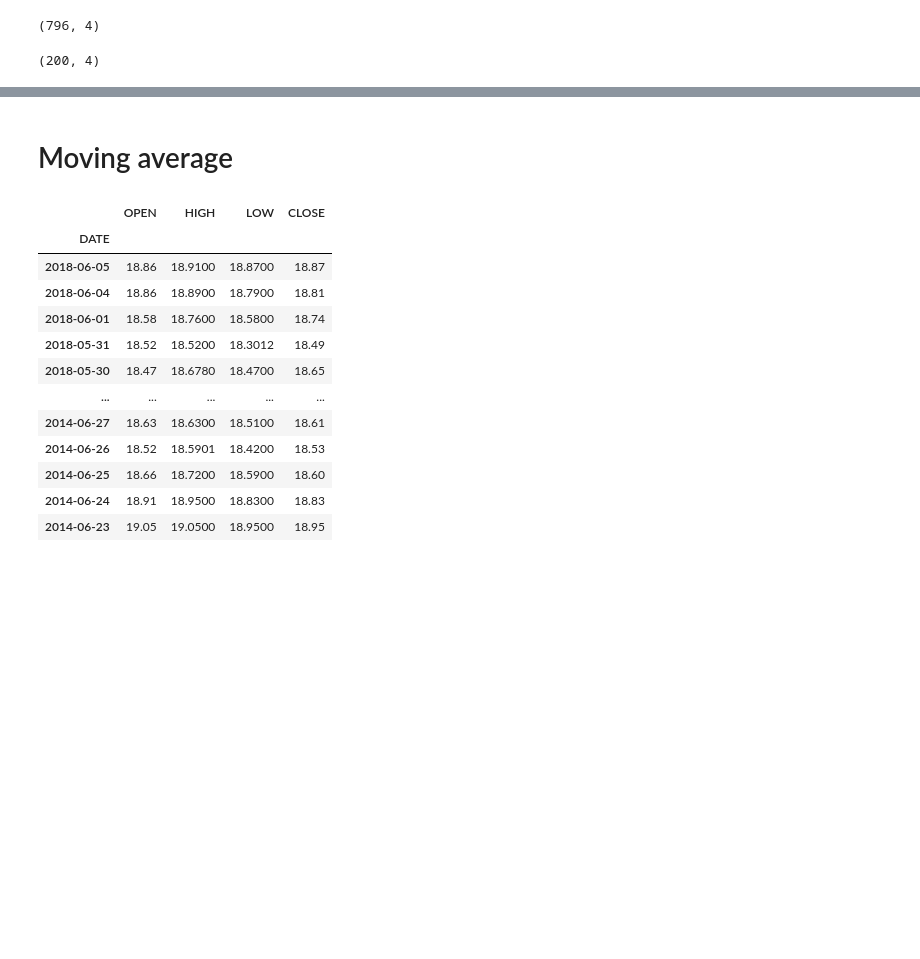
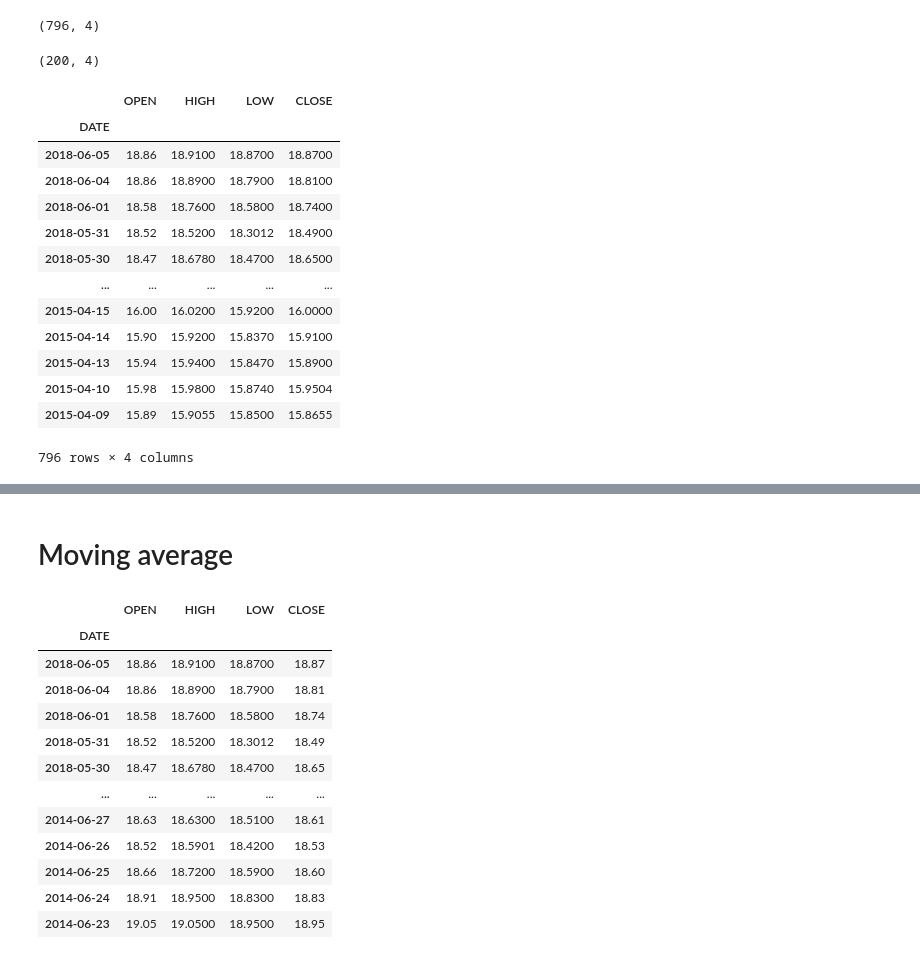
Before and after one commit to vipinkatara/Stock-prediction, a Jupyter notebook: Stock-prediction.ipynb, the cells around one changed output, grey strips where cells are left out. Cells and saved outputs as stored; diff of their text form; code cells hidden in the pictures; blank space fills up the shorter version.

```diff
--- a/Stock-prediction.ipynb
+++ b/Stock-prediction.ipynb
@@ -198,3 +191,20 @@ train.shape
 test.shape
 # %% [output]
 (200, 4)
+# %%
+train
+# %% [output]
+|  | OPEN | HIGH | LOW | CLOSE |
+| DATE |  |  |  |  |
+| 2018-06-05 | 18.86 | 18.9100 | 18.8700 | 18.8700 |
+| 2018-06-04 | 18.86 | 18.8900 | 18.7900 | 18.8100 |
+| 2018-06-01 | 18.58 | 18.7600 | 18.5800 | 18.7400 |
+| 2018-05-31 | 18.52 | 18.5200 | 18.3012 | 18.4900 |
+| 2018-05-30 | 18.47 | 18.6780 | 18.4700 | 18.6500 |
+| ... | ... | ... | ... | ... |
+| 2015-04-15 | 16.00 | 16.0200 | 15.9200 | 16.0000 |
+| 2015-04-14 | 15.90 | 15.9200 | 15.8370 | 15.9100 |
+| 2015-04-13 | 15.94 | 15.9400 | 15.8470 | 15.8900 |
+| 2015-04-10 | 15.98 | 15.9800 | 15.8740 | 15.9504 |
+| 2015-04-09 | 15.89 | 15.9055 | 15.8500 | 15.8655 |
+796 rows × 4 columns
```
Also changed, not shown: parts of 13 cells of this notebook.
